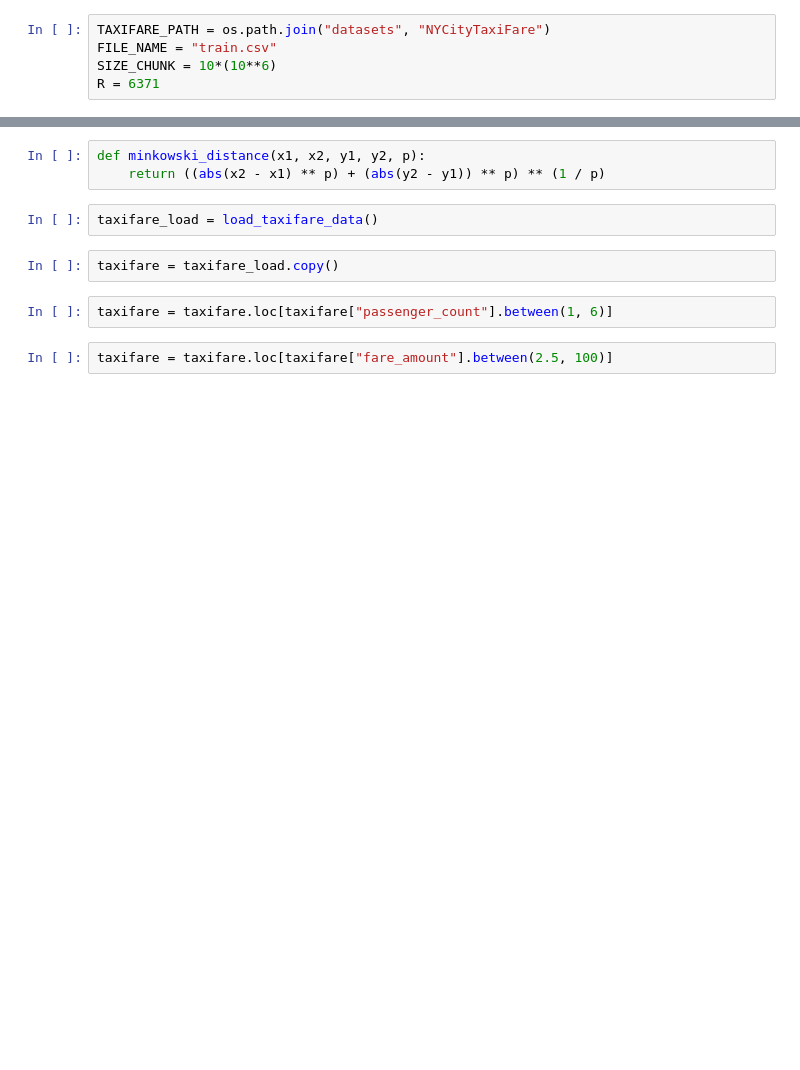
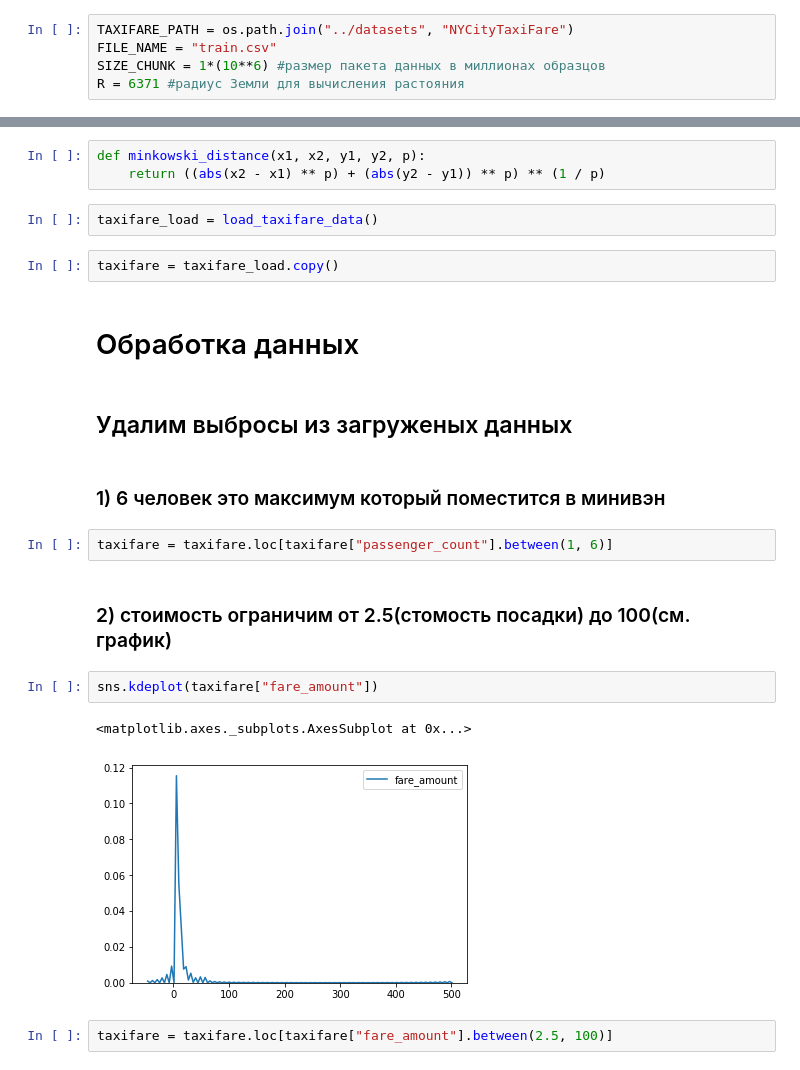
Before and after one commit to MetalKefir/ML, a Jupyter notebook: taxifare/Taxi.ipynb, the cells around one changed output, grey strips where cells are left out. Drawn from its saved outputs; the diff is of its cells as text; blank space fills up the shorter version.

```diff
--- a/taxifare/Taxi.ipynb
+++ b/taxifare/Taxi.ipynb
@@ -30,6 +24,6 @@ from sklearn.neural_network import MLPRegressor
 # %%
-TAXIFARE_PATH = os.path.join("datasets", "NYCityTaxiFare")
+TAXIFARE_PATH = os.path.join("../datasets", "NYCityTaxiFare")
 FILE_NAME = "train.csv"
-SIZE_CHUNK = 10*(10**6)
-R = 6371
+SIZE_CHUNK = 1*(10**6) #размер пакета данных в миллионах образцов
+R = 6371 #радиус Земли для вычисления растояния
 # %%
@@ -112,7 +87,20 @@ def minkowski_distance(x1, x2, y1, y2, p):
 taxifare_load = load_taxifare_data()
 # %%
 taxifare = taxifare_load.copy()
+# %% [markdown]
+# Обработка данных
+# %% [markdown]
+## Удалим выбросы из загруженых данных
+# %% [markdown]
+### 1) 6 человек это максимум который поместится в минивэн
 # %%
 taxifare = taxifare.loc[taxifare["passenger_count"].between(1, 6)]
+# %% [markdown]
+### 2) стоимость ограничим от 2.5(стомость посадки) до 100(см. график)
+# %%
+sns.kdeplot(taxifare["fare_amount"])
+# %% [output]
+<matplotlib.axes._subplots.AxesSubplot at 0x...>
+[figure, added]
 # %%
 taxifare = taxifare.loc[taxifare["fare_amount"].between(2.5, 100)]
```
Also changed, not shown: parts of 93 cells of this notebook, 2 other files.
